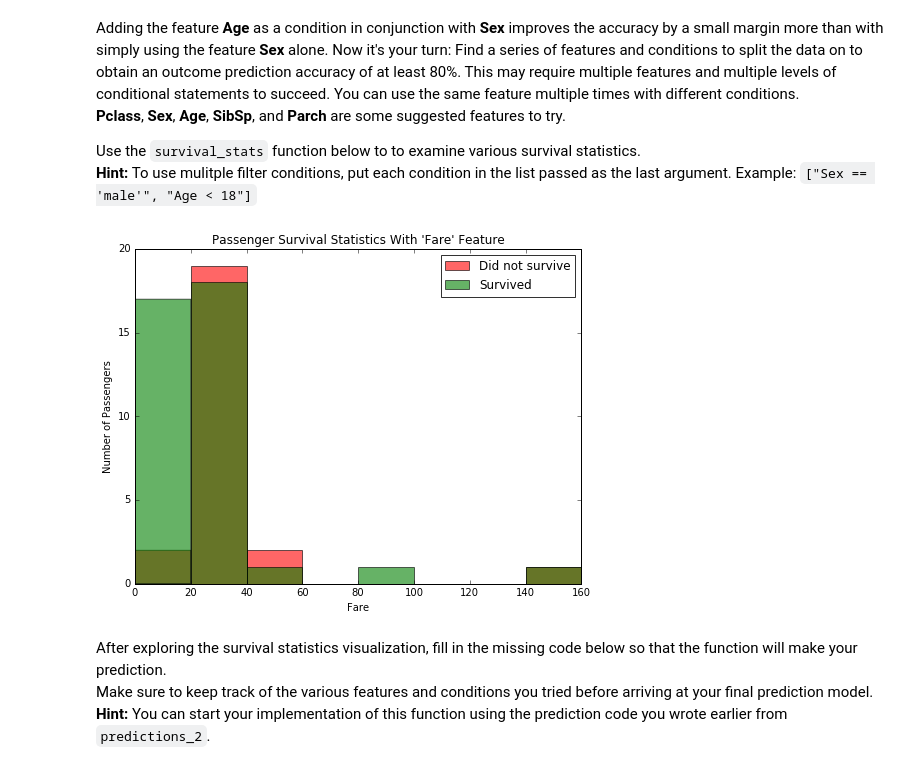
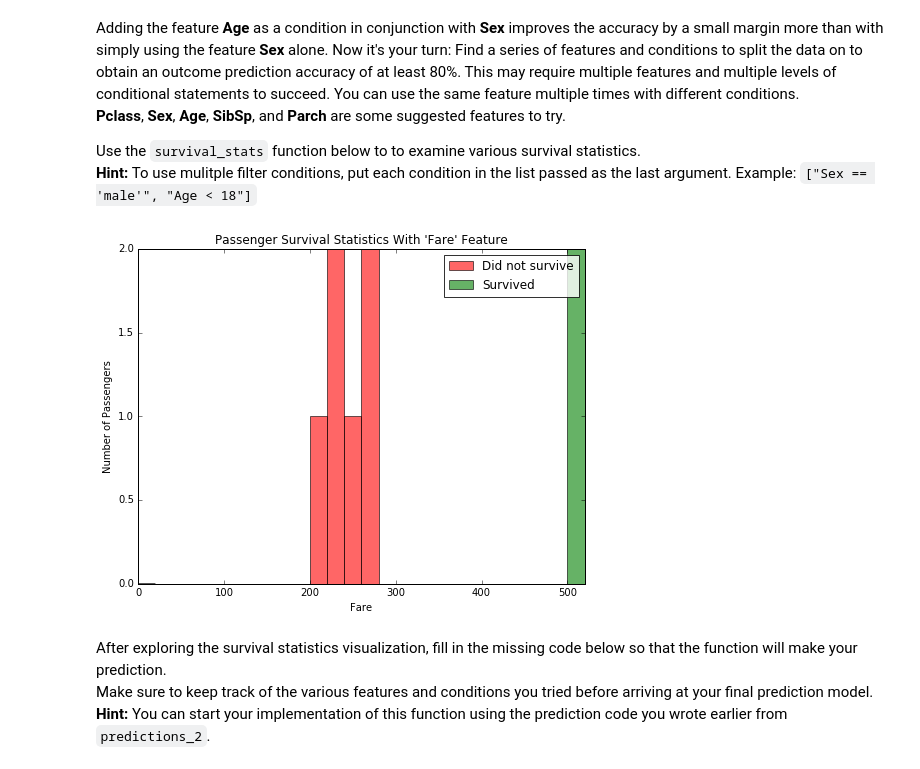
Before and after one commit to almostimplemented/udacity-machine-learning, a Jupyter notebook: projects/titanic_survival_exploration/Titanic_Survival_Exploration.ipynb, the cells around one changed output. Saved outputs shown, nothing was run; the diff lists cells and outputs as text; code cells hidden in the pictures.

```diff
--- a/projects/titanic_survival_exploration/Titanic_Survival_Exploration.ipynb
+++ b/projects/titanic_survival_exploration/Titanic_Survival_Exploration.ipynb
@@ -194,9 +194,9 @@ Adding the feature **Age** as a condition in conjunction with **Sex** improves t
 Use the `survival_stats` function below to to examine various survival statistics.
 **Hint:** To use mulitple filter conditions, put each condition in the list passed as the last argument. Example: `["Sex == 'male'", "Age < 18"]`
 # %%
-survival_stats(data, outcomes, 'Fare', ["Age < 10"])
+survival_stats(data, outcomes, 'Fare', ["Sex == 'male'", "Fare > 200"])
 # %% [output]
-[figure, old version]
+[figure, new version]
 # %% [markdown]
 After exploring the survival statistics visualization, fill in the missing code below so that the function will make your prediction.
 Make sure to keep track of the various features and conditions you tried before arriving at your final prediction model.
```
Also changed, not shown: parts of 4 cells of this notebook, 1 other file.
